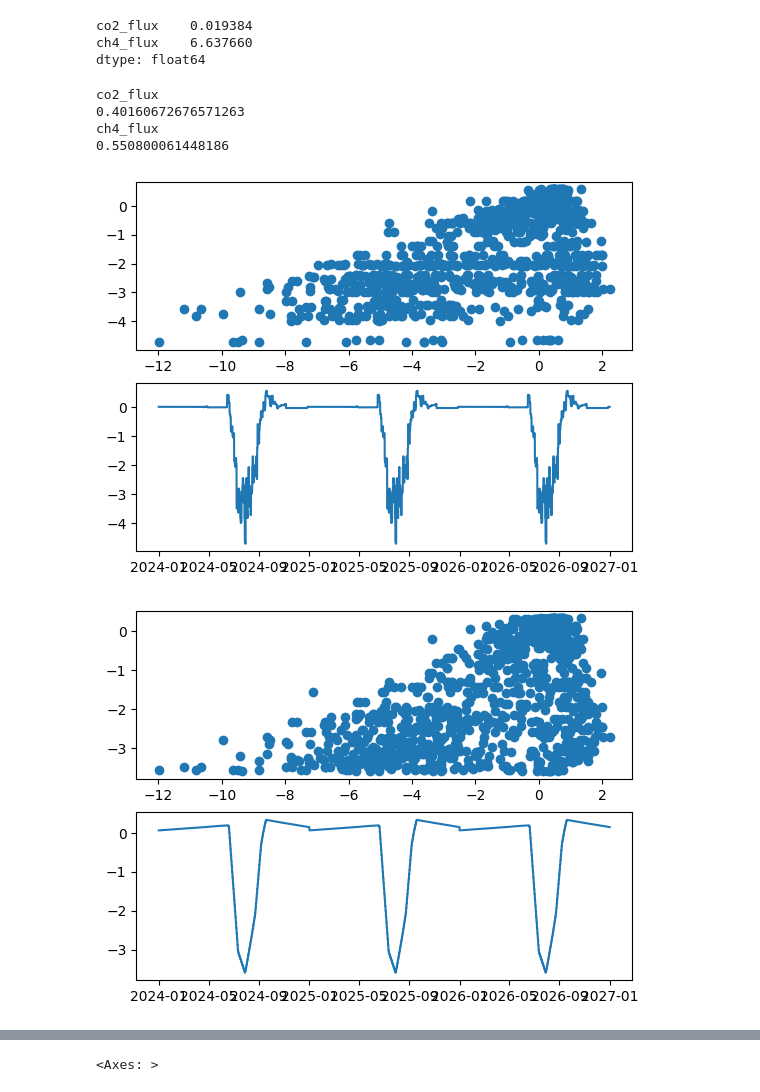
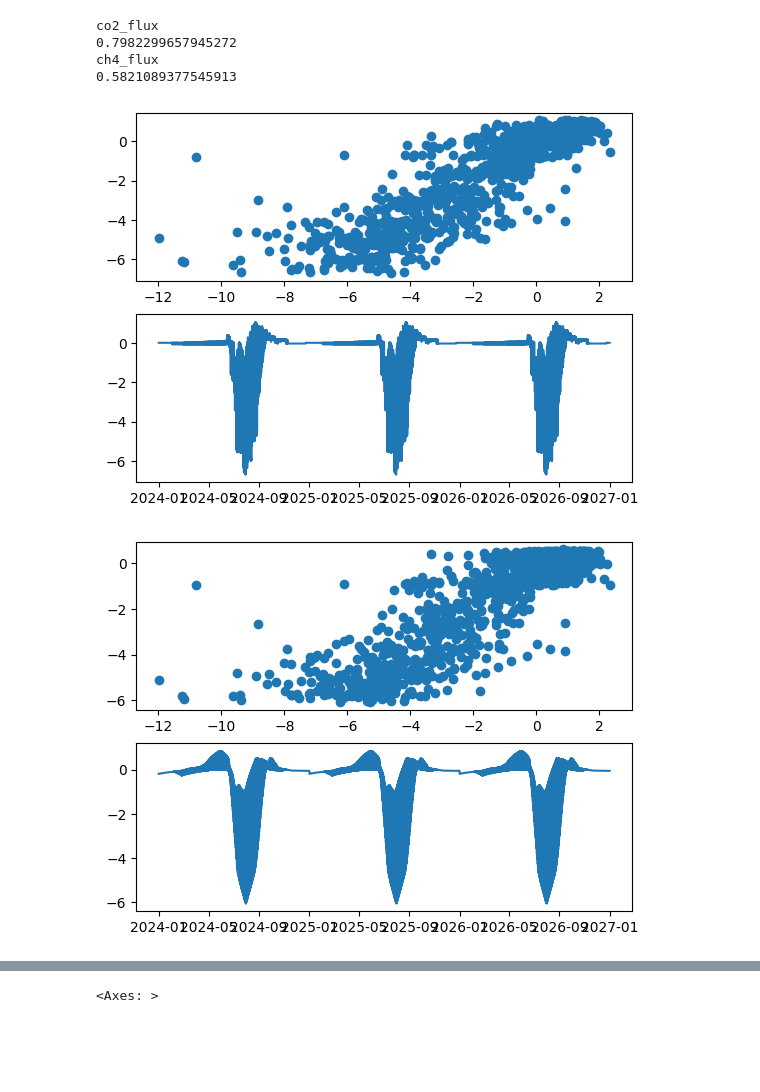
Before and after one commit to CANFLUX/pyFluxPipeline, a Jupyter notebook: .hidden/RDEC_quick_and_dirty.ipynb, the cells around one changed output, grey strips where cells are left out. Drawn from its saved outputs; the diff is of its cells as text; code cells hidden in the pictures; blank space fills up the shorter version.

```diff
--- a/.hidden/RDEC_quick_and_dirty.ipynb
+++ b/.hidden/RDEC_quick_and_dirty.ipynb
@@ -4,24 +4,23 @@ if 'SunStatistics' not in os.getcwd():
     os.chdir('../SunStatistics')
 import SolarCalc as SC
 
-drange=SC.System(
+sc=SC.System(
     Timestamp=['2024-01-01T00:00:00','2026-12-31T23:59:59','30min'],
     Latitude=69.229178,
     Longitude=-135.257278,
     transmissivity=0.6,
-    UTC=False,
+    UTC=True,
     Slope=62.5,
     Full_Load_Watts=24,
     Discharge_Limit=0.55,
     Batt_Sequences_in_Parallel=12
     )
-
-# drange = pd.DataFrame(index=pd.date_range(start='2024-01-01T00:00:00',end='2026-12-31T23:59:59',freq='30min'))
 # %%
 import numpy as np
 import pandas as pd
 import statsmodels.api as sm
 import matplotlib.pyplot as plt
+
 
 def sp(x=1,y=1,kwargs={}):
     return(plt.subplots(x,y,**kwargs))
@@ -83,6 +82,7 @@ def quick_filter(
             for c in ['co2_flux','ch4_flux','LE','H']:
                 df.loc[((df.index.month == m) & (df[c]>df.loc[df.index.month==m,c].quantile(.99))),c]=np.nan
                 df.loc[((df.index.month == m) & (df[c]<df.loc[df.index.month==m,c].quantile(.01))),c]=np.nan
+    df.index = df.index.tz_localize('UTC')
     return(df)
 # %%
 filename = r"D:\data-dump\SCL\corrected\recalc\eddypro_corrected_v4_full_output_2026-06-14T195313_exp.csv"
@@ -109,13 +109,16 @@ filename = [
     r"D:\data-dump\SCL\EddyPro\eddypro_corrected_v5_260708_full_output_2026-10-08T161521_exp.csv",
     r"D:\data-dump\SCL\EddyPro\eddypro_corrected_v5_2609_full_output_2026-10-08T162421_exp.csv"
     ]
+
+
+
+drange = pd.DataFrame(index=sc.UTC_Time,data={'Solar_elevation':sc.Solar_elevation,'SW_IN_max':sc.SW_in,'Solar_time':sc.Solar_Time})
 df = pd.concat([quick_filter(fn, cols, **kwagrs) for fn in filename])
 
 
 df = df.loc[~df.index.duplicated(keep='first')].resample('30min').asfreq()
 df = pd.concat([drange,df],axis=1).sort_index()
-# df[['co2_flux','ch4_flux']].describe()
-# df[['co2_flux','ch4_flux']].plot(subplots=True,figsize=(10,5),grid=True)
+df.loc[((df.index.month==4)&(df['co2_flux']<0)),'co2_flux']=0
 df['ch4_flux'] *= 1e3
-# df[['H','LE','co2_flux','ch4_flux']].groupby([df.index.month]).agg(['mean','std','count'])
+df[['H','LE','co2_flux','ch4_flux']].groupby([df.index.month]).agg(['mean','std','count'])
 # df.loc[df.index.month==5,'H'].dropna()#
@@ -122,10 +140,3 @@ df['ch4_flux'] *= 1e3
-# %%
-df.loc[df.index.month==4,['co2_flux','ch4_flux']].median()
-# df.loc[df.index.month==4,'co2_flux'].plot()
-# %% [output]
-co2_flux    0.019384
-ch4_flux    6.637660
-dtype: float64
 # %%
 # # df.loc[df.index.month == 4,'ch4_flux'].plot()
 # df[['air_temperature','sonic_temperature']].plot()
@@ -141,44 +152,57 @@ df['DOY'] = df.index.dayofyear
 df['HR'] = df.index.hour
 df['Month'] = df.index.month
 df['Year'] = df.index.year
-x = ['DOY']#,'HR']
+# df['GS'] = 0
+# df.loc[df.index.month == 7,'GS']=1
+# df.loc[df.index.month == 8,'GS']=1
+# df.loc[df.index.month == 6,'GS']=1
+x = ['DOY','SW_IN_max']
+# X = ['Solar_elevation','SW_IN_max','Solar_time','DOY']
+
 bfx = 5
-for c in ['co2_flux','ch4_flux']:
-    df.loc[(df.index.dayofyear<=0+bfx)|(df.index.dayofyear>=366-bfx),c] = df.loc[df.index.month==4,c].median()
+
+for DOYxz in [350,365,15,30,45,60,75]:
+    df.loc[df.index.dayofyear==DOYxz,'co2_flux'] = df.loc[(df.index.month==4),'co2_flux'].median()*np.random.rand(len(df.loc[df.index.dayofyear==DOYxz,'co2_flux']))*1e-4
+    df.loc[df.index.dayofyear==DOYxz,'ch4_flux'] = df.loc[(df.index.month==4),'ch4_flux'].quantile(.5)*np.random.rand(len(df.loc[df.index.dayofyear==DOYxz,'co2_flux']))*1e-4
+    # print(df.loc[(df.index.month==4),'ch4_flux'].quantile(.5))
+
+# for c in ['ch4_flux']:
+#     df.loc[(df.index.dayofyear<=0+bfx)|(df.index.dayofyear>=366-bfx),c] = df.loc[((df.index.month==4)|(df.index.month==11)),c].median()
+
 for y in ['co2_flux','ch4_flux']:
     print(y)
     T = df[[y]+x].dropna()
     Y = T[y].copy()
     X = T[x].copy()
     X_train, X_test, y_train, y_test = train_test_split(X, Y, test_size=0.2, random_state=42)
 
     rf = RandomForestRegressor(min_samples_leaf=30, random_state=0)
     m = rf.fit(X_train, y_train)
     print(m.score(X_test, y_test))
     fig,ax=plt.subplots(2)
     ax[0].scatter(y_test,m.predict(X_test))
     # HR = np.array([[D,H] for D in range(1,366) for H in range(24)])
     df[f"rf_{y}"] = np.nan
     df.loc[df[x].notna().all(axis=1), f"rf_{y}"] = m.predict(df[x].dropna())
     ax[1].plot(df.index,df[f"rf_{y}"])
 
     scaler = StandardScaler()
     X_train_scaled = scaler.fit_transform(X_train)
     X_test_scaled = scaler.transform(X_test)
     mlp = MLPRegressor(hidden_layer_sizes=(100, 50), activation='relu', max_iter=500, random_state=42)
     mlp.fit(X_train_scaled, y_train)
     mlp.score(X_test_scaled, y_test)
 
     fig,ax=plt.subplots(2)
     ax[0].scatter(y_test,mlp.predict(X_test_scaled))
     # predictions = mlp.predict(scaler.transform(df[x].dropna()))
     df[f"mlp_{y}"] = np.nan
     df.loc[df[x].notna().all(axis=1), f"mlp_{y}"] = mlp.predict(scaler.transform(df[x].dropna()))
     ax[1].plot(df.index,df[f"mlp_{y}"])
 # %% [output]
 co2_flux
-0.40160672676571263
+0.7982299657945272
 ch4_flux
-0.550800061448186
+0.5821089377545913
-[figure, old version]
+[figure, new version]
-[figure, old version]
+[figure, new version]
```
Also changed, not shown: parts of 10 cells of this notebook.
